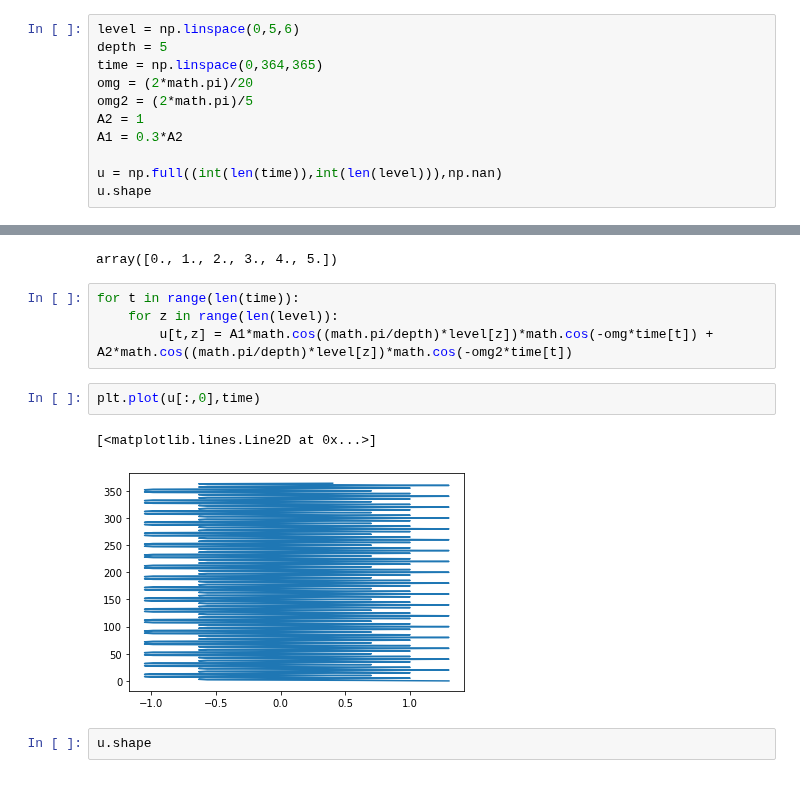
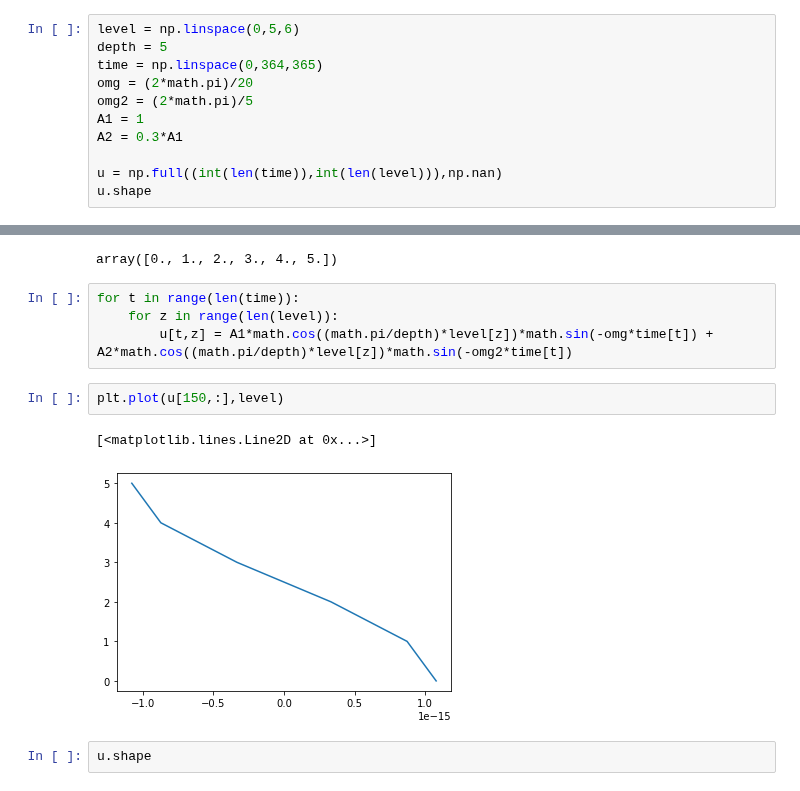
Before and after one commit to kaje2301/Master_2022, a Jupyter notebook: test_PCz-Copy1.ipynb, the cells around one changed output, grey strips where cells are left out. Cells and saved outputs as stored; diff of their text form.

```diff
--- a/test_PCz-Copy1.ipynb
+++ b/test_PCz-Copy1.ipynb
@@ -9,8 +9,8 @@ depth = 5
 time = np.linspace(0,364,365)
 omg = (2*math.pi)/20
 omg2 = (2*math.pi)/5
-A2 = 1
-A1 = 0.3*A2
+A1 = 1
+A2 = 0.3*A1
 
 u = np.full((int(len(time)),int(len(level))),np.nan)
 u.shape
@@ -23,12 +23,12 @@ array([0., 1., 2., 3., 4., 5.])
 # %%
 for t in range(len(time)):
     for z in range(len(level)):
-        u[t,z] = A1*math.cos((math.pi/depth)*level[z])*math.cos(-omg*time[t]) + A2*math.cos((math.pi/depth)*level[z])*math.cos(-omg2*time[t])
+        u[t,z] = A1*math.cos((math.pi/depth)*level[z])*math.sin(-omg*time[t]) + A2*math.cos((math.pi/depth)*level[z])*math.sin(-omg2*time[t])
 # %%
-plt.plot(u[:,0],time)
+plt.plot(u[150,:],level)
 # %% [output]
 [<matplotlib.lines.Line2D at 0x...>]
-[figure, old version]
+[figure, new version]
 # %%
 u.shape
 # %% [output]
```
Also changed, not shown: parts of 20 cells of this notebook, 1 other file.
